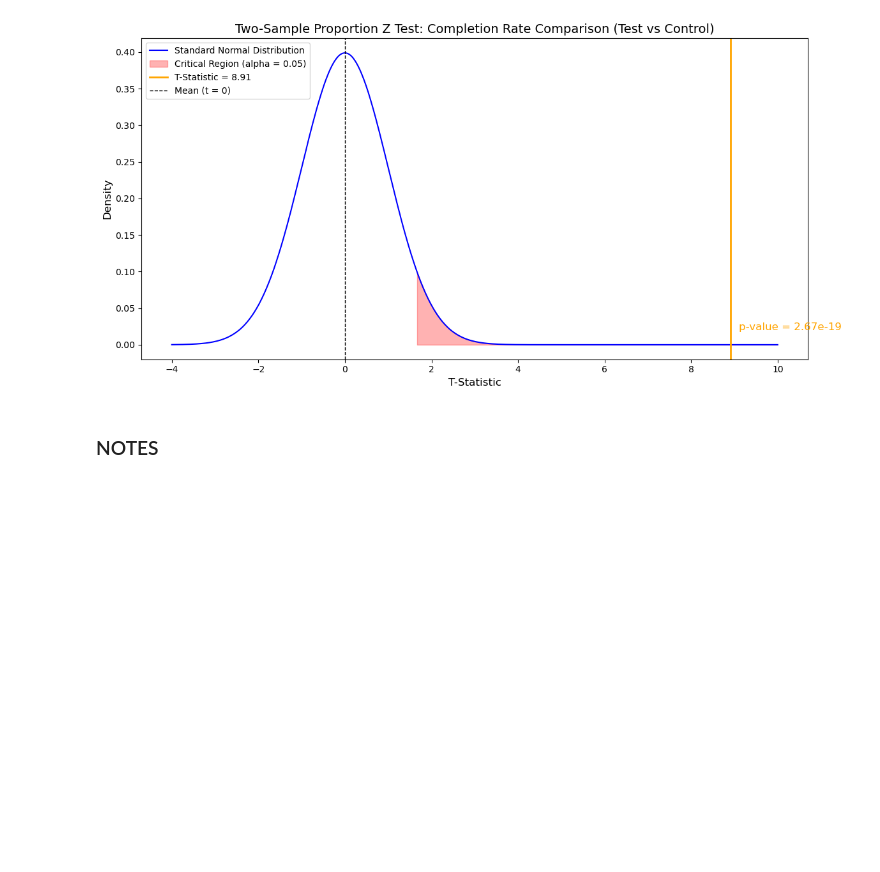
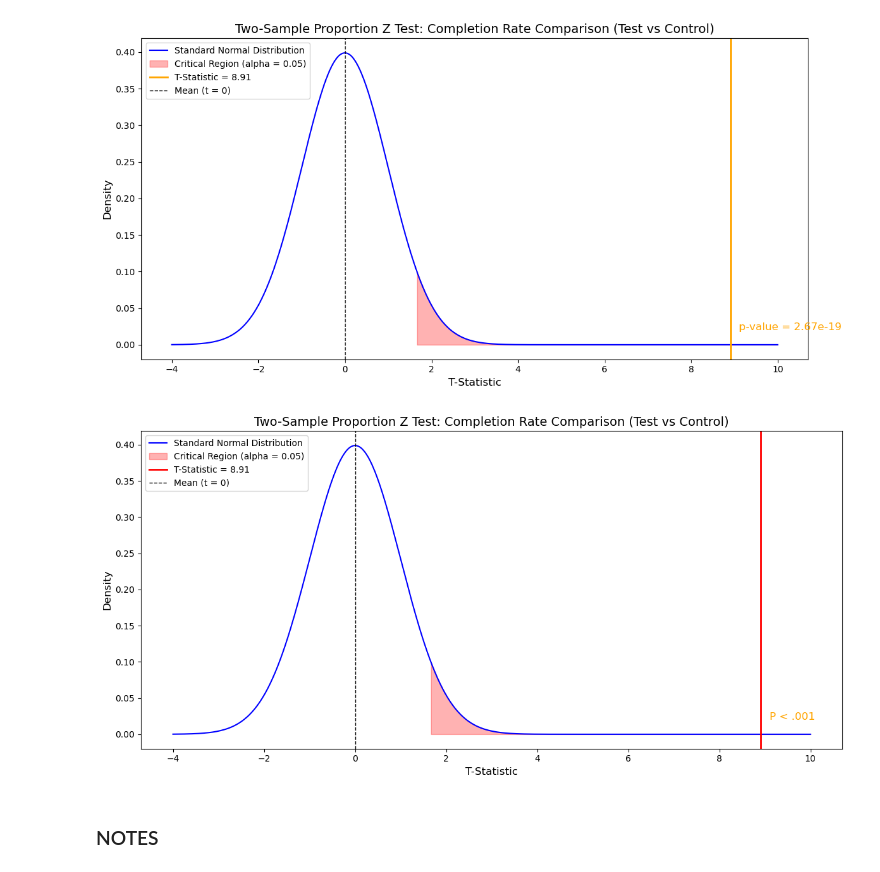
Before and after one commit to tsuijonathan/vanguard-ab-test, a Jupyter notebook: notebooks/hypothesis_test_1.ipynb, the cells around one changed output. Saved outputs shown, nothing was run; the diff lists cells and outputs as text; code cells hidden in the pictures; blank space fills up the shorter version.

Commit message:
updated figures

```diff
--- a/notebooks/hypothesis_test_1.ipynb
+++ b/notebooks/hypothesis_test_1.ipynb
@@ -128,6 +126,53 @@ plt.savefig("../figures/z-test.jpeg", format="jpeg", dpi=300)
 plt.show()
 # %% [output]
 [figure]
+# %%
+# Parameters
+alpha = 0.05  # Significance level
+critical_value = norm.ppf(1 - alpha)  # Critical t-value for one-tailed test
+t_statistic = 8.905092110189155  # T-statistic from your test
+p_value = 2.6670868513870896e-19  # p-value from your test
+
+# Generate data for the standard normal distribution
+x = np.linspace(-4, 10, 500)
+y = norm.pdf(x, 0, 1)
+
+# Function to format p-value
+def format_pval(p_val):
+    if p_val < 0.001:
+        return "P < .001"
+    else:
+        return f"P = {p_val:.3f}"
+
+# Format the p-value
+formatted_pval = format_pval(p_value)
+
+# Plot the normal distribution curve
+plt.figure(figsize=(12, 6))
+plt.plot(x, y, label='Standard Normal Distribution', color='blue')
+
+# Highlight critical region
+plt.fill_between(x, 0, y, where=(x >= critical_value), color='red', alpha=0.3, label=f"Critical Region (alpha = {alpha})")
+
+# Add vertical line for the observed t-statistic
+plt.axvline(t_statistic, color='red', linewidth=2, label=f"T-Statistic = {t_statistic:.2f}")
+
+# Add legend, labels, and title
+plt.title("Two-Sample Proportion Z Test: Completion Rate Comparison (Test vs Control)", fontsize=14)
+plt.xlabel("T-Statistic", fontsize=12)
+plt.ylabel("Density", fontsize=12)
+plt.axvline(0, color='black', linestyle='--', linewidth=1, label="Mean (t = 0)")
+plt.legend(fontsize=10, loc='upper left')
+
+# Annotate the formatted p-value
+plt.text(t_statistic + 0.2, 0.02, f"{formatted_pval}", fontsize=12, color='orange')
+
+# Show the plot
+plt.tight_layout()
+plt.savefig("../figures/z-test-formatted-pval.jpeg", format="jpeg", dpi=300)
+plt.show()
+# %% [output]
+[figure, added]
 # %% [markdown]
 ### NOTES
 # %%
```
Also changed, not shown: parts of 1 cell of this notebook, 5 other files.
